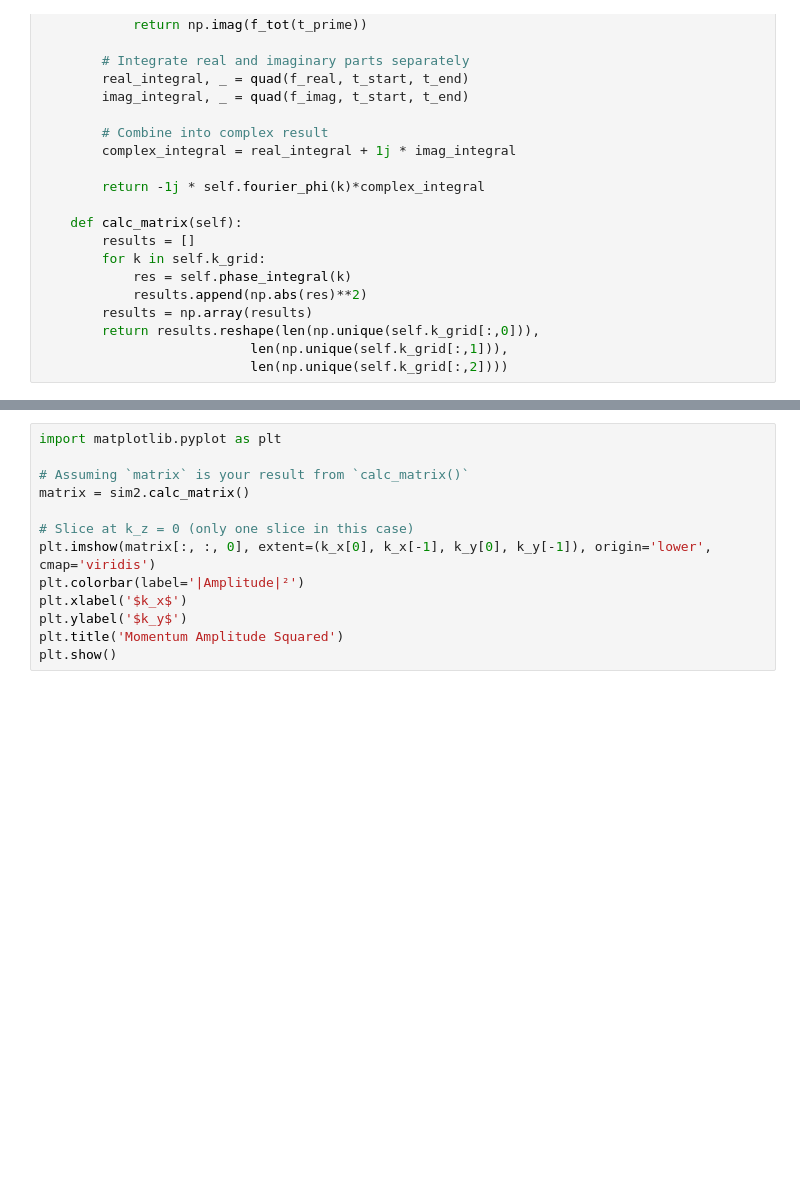
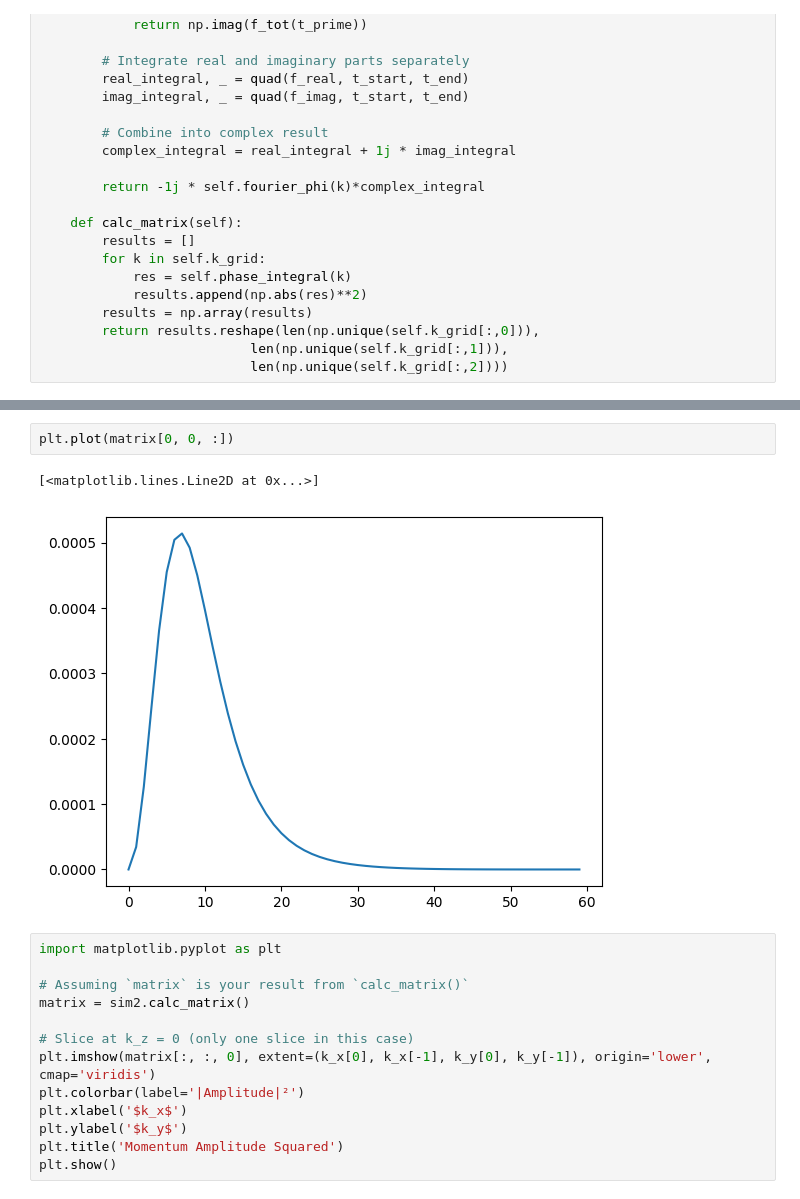
Before and after one commit to Kschloms/Ultra-fast-final-pres, a Jupyter notebook: try1.ipynb, the cells around one changed output, grey strips where cells are left out. Cells and saved outputs as stored; diff of their text form; blank space fills up the shorter version.

```diff
--- a/try1.ipynb
+++ b/try1.ipynb
@@ -161,3 +161,8 @@ plt.show()
+# %%
+plt.plot(matrix[0, 0, :])
+# %% [output]
+[<matplotlib.lines.Line2D at 0x...>]
+[figure, added]
 # %%
 import matplotlib.pyplot as plt
 
```
Also changed, not shown: parts of 3 cells of this notebook, 1 other file.
